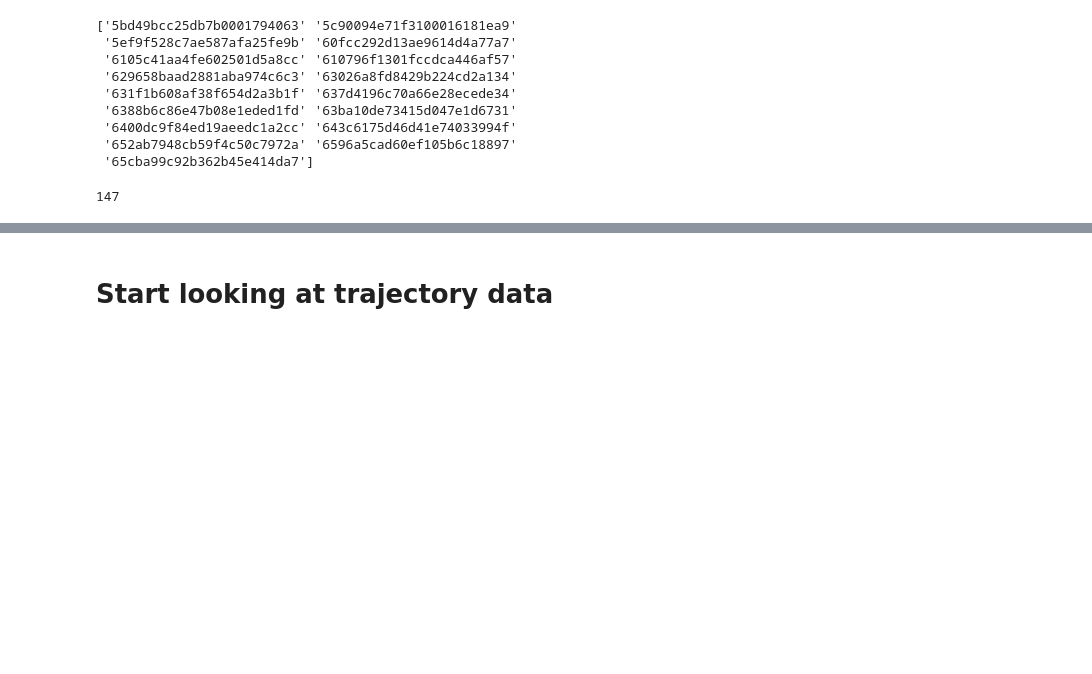
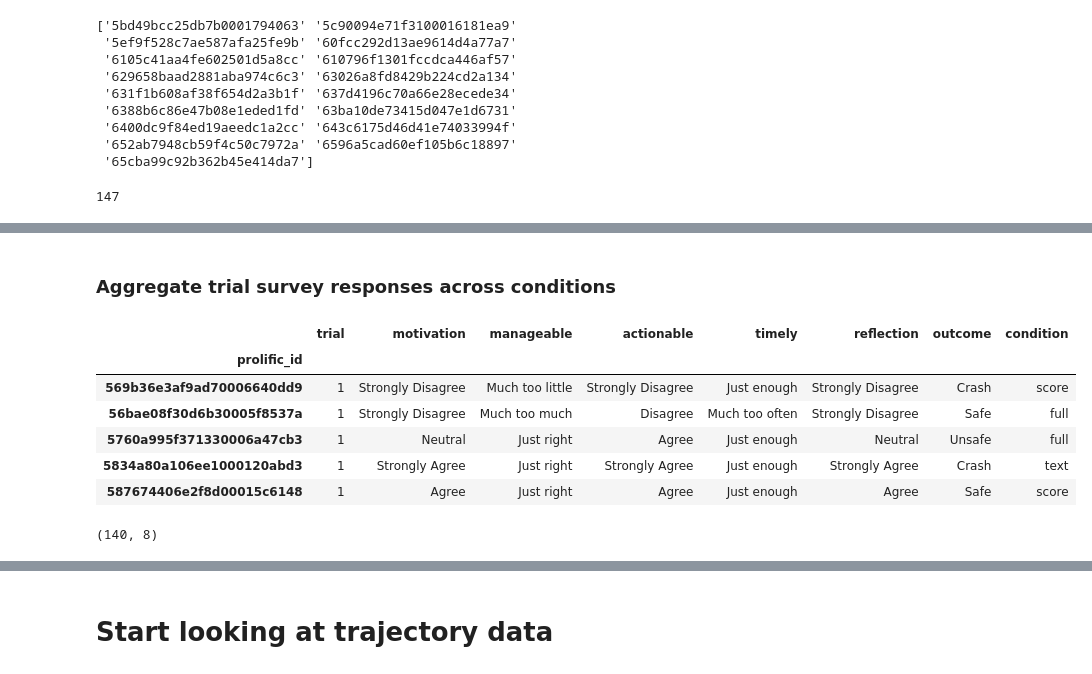
Before and after one commit to cairo-robotics/llm-multimodal-drone-feedback, a Jupyter notebook: analysis/analysis_brainstorm.ipynb, the cells around one changed output, grey strips where cells are left out. Drawn from its saved outputs; the diff is of its cells as text; code cells hidden in the pictures; blank space fills up the shorter version.

Commit message:
finish initial analysis of survey questions

```diff
--- a/analysis/analysis_brainstorm.ipynb
+++ b/analysis/analysis_brainstorm.ipynb
@@ -344,0 +248,11 @@ Name: count, dtype: float64
+# %%
+# list of participants to remove from all analysis
+# we will retain participants that restarted within the first 5 trials
+remove_ids = ['5ef9f528c7ae587afa25fe9b', '6105c41aa4fe602501d5a8cc',
+              '610796f1301fccdca446af57', '631f1b608af38f654d2a3b1f',
+              '63ba10de73415d047e1d6731', '643c6175d46d41e74033994f',
+              '65cba99c92b362b45e414da7']
+# %%
+# remove participants from merged dataframe
+merged_filtered = merged[~merged['prolific_id'].isin(remove_ids)]
+print(len(merged_filtered))
@@ -344,0 +365,11 @@ Name: count, dtype: float64
+# %%
+# combine survey responses into one dataframe
+responses = []
+
+for participant in merged_filtered['prolific_id']:
+    surveys = pd.read_csv(data_dir + participant + '/survey_responses.csv')
+    surveys['prolific_id'] = participant
+    responses.append(surveys)
+
+all_responses = pd.concat(responses, ignore_index=True)
+all_responses.head()
@@ -344,0 +438,6 @@ Name: count, dtype: float64
+# %%
+# add column for feedback condition
+all_responses['condition'] = all_responses['prolific_id'].map(merged_filtered.set_index('prolific_id')['condition'])
+all_responses['condition'] = pd.Categorical(all_responses['condition'], categories=['score', 'text', 'full'], ordered=True)
+print(all_responses.head())
+print(all_responses.tail())
@@ -344,0 +465,19 @@ Name: count, dtype: float64
+# %% [markdown]
+### Aggregate trial survey responses across conditions
+# %%
+# choose the most common answer per participant per column
+# this is so each participant only appears once
+most_common = all_responses.groupby('prolific_id').agg(lambda x: x.value_counts().idxmax())
+most_common.head()
+# %% [output]
+|  | trial | motivation | manageable | actionable | timely | reflection | outcome | condition |
+| prolific_id |  |  |  |  |  |  |  |  |
+| 569b36e3af9ad70006640dd9 | 1 | Strongly Disagree | Much too little | Strongly Disagree | Just enough | Strongly Disagree | Crash | score |
+| 56bae08f30d6b30005f8537a | 1 | Strongly Disagree | Much too much | Disagree | Much too often | Strongly Disagree | Safe | full |
+| 5760a995f371330006a47cb3 | 1 | Neutral | Just right | Agree | Just enough | Neutral | Unsafe | full |
+| 5834a80a106ee1000120abd3 | 1 | Strongly Agree | Just right | Strongly Agree | Just enough | Strongly Agree | Crash | text |
+| 587674406e2f8d00015c6148 | 1 | Agree | Just right | Agree | Just enough | Agree | Safe | score |
+# %%
+most_common.shape
+# %% [output]
+(140, 8)
```
Also changed, not shown: parts of 64 cells of this notebook.
